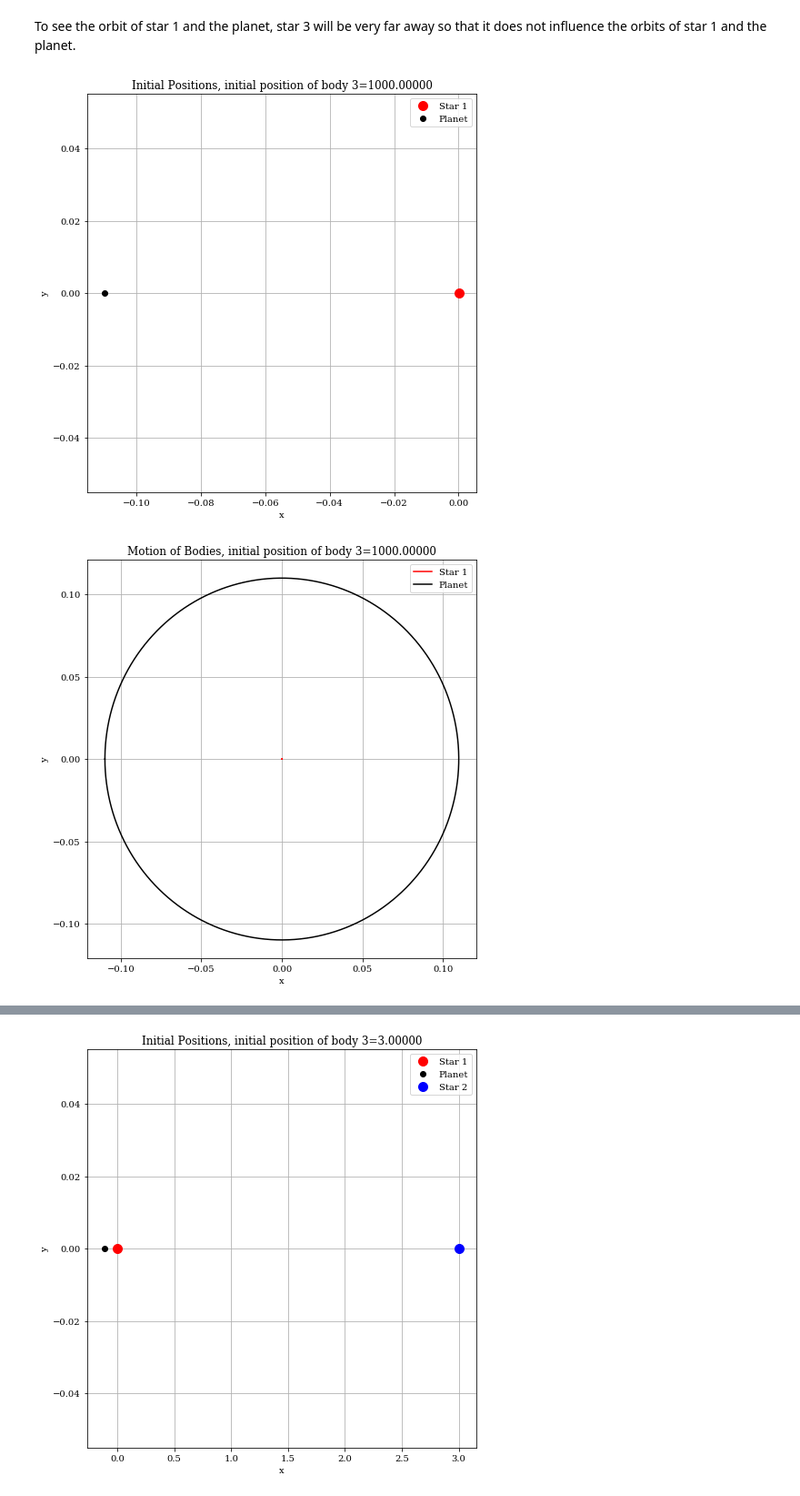
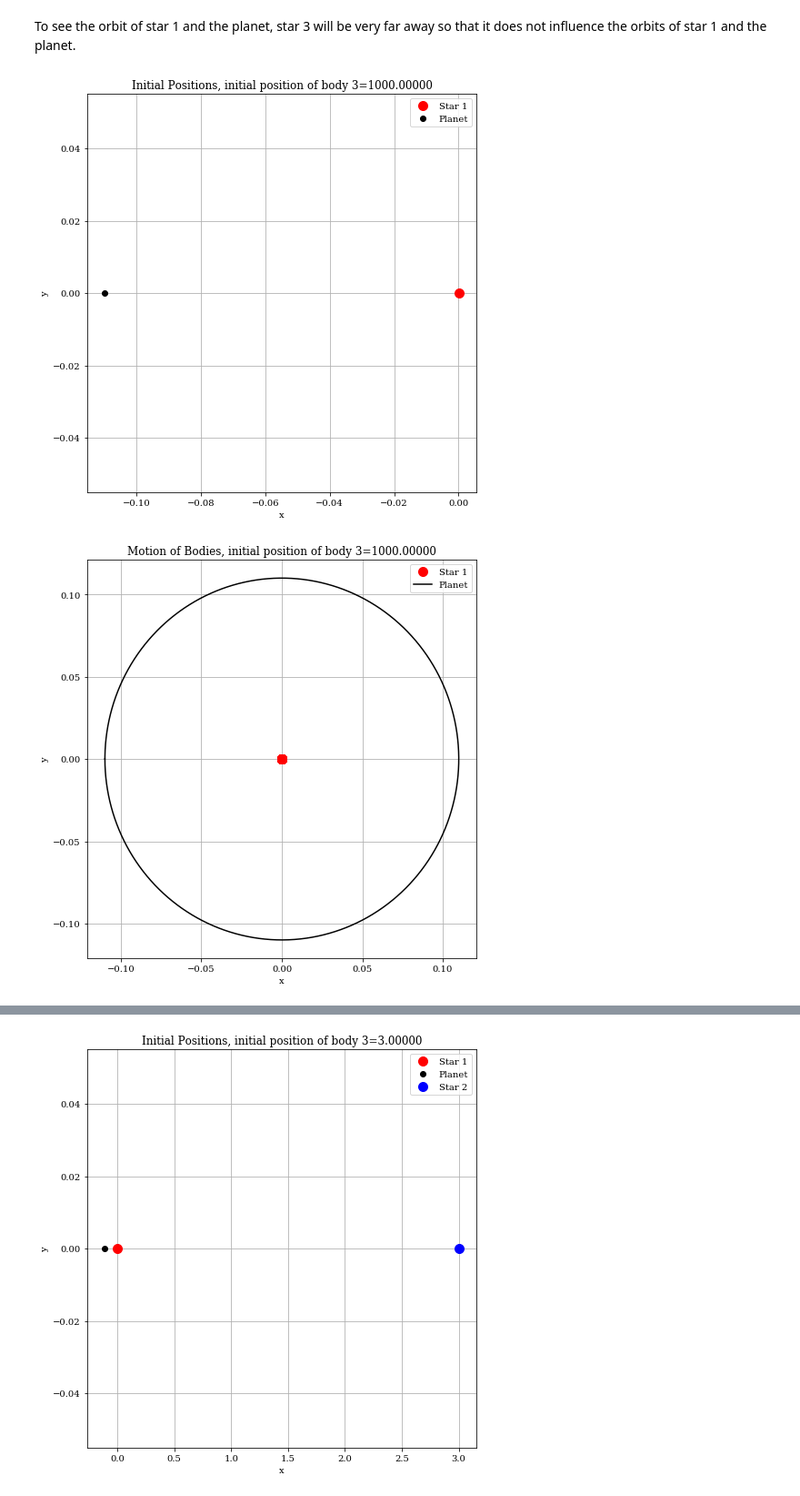
Before and after one commit to ReiCampo/Project-2-Exoplanets, a Jupyter notebook: Subanalysis - Kepler 693.ipynb, the cells around one changed output, grey strips where cells are left out. Shown at 91% size. Cells and saved outputs as stored; diff of their text form; code cells hidden in the pictures.

```diff
--- a/Subanalysis - Kepler 693.ipynb
+++ b/Subanalysis - Kepler 693.ipynb
@@ -56,13 +56,13 @@ def body3(pos, p=1, ϵ=0.0001):
 To see the orbit of star 1 and the planet, star 3 will be very far away so that it does not influence the orbits of star 1 and the planet.
 # %%
 pos3 = 1000
-result, tarr = body3(pos3, p=1)
+result, tarr = body3(pos3, p=1, ϵ=0.001)
 p.plotter(result, 1,1,0, pos3, proj=0, tarr=tarr)
-p.plotter(result, 1,1,0, pos3, proj=2, tarr=tarr)
+p.plotter(result, 1,1,0, pos3, proj=2, tarr=tarr, point='y')
 p.plotter(result, 1,1,0, pos3, proj=4, tarr=tarr)
 # %% [output]
 [figure]
-[figure, old version]
+[figure, new version]
 [figure]
 # %%
 pos3 = a1
```
Also changed, not shown: parts of 1 cell of this notebook, 1 other file.
